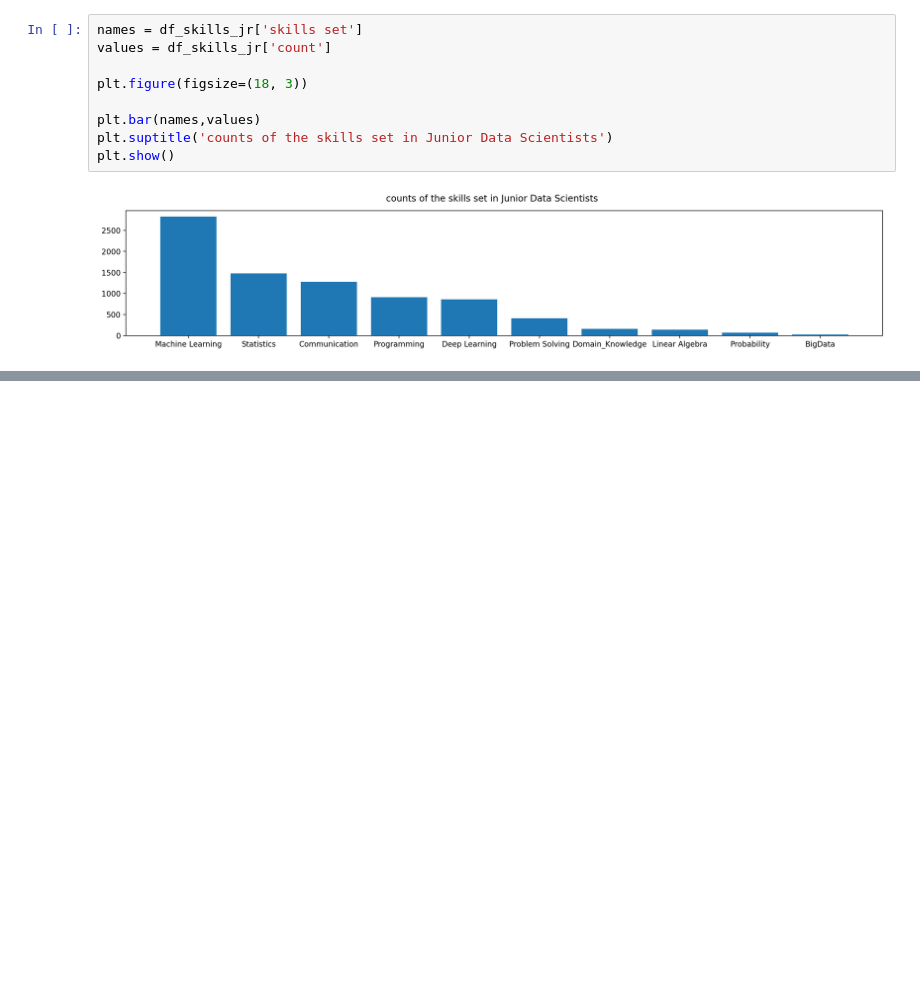
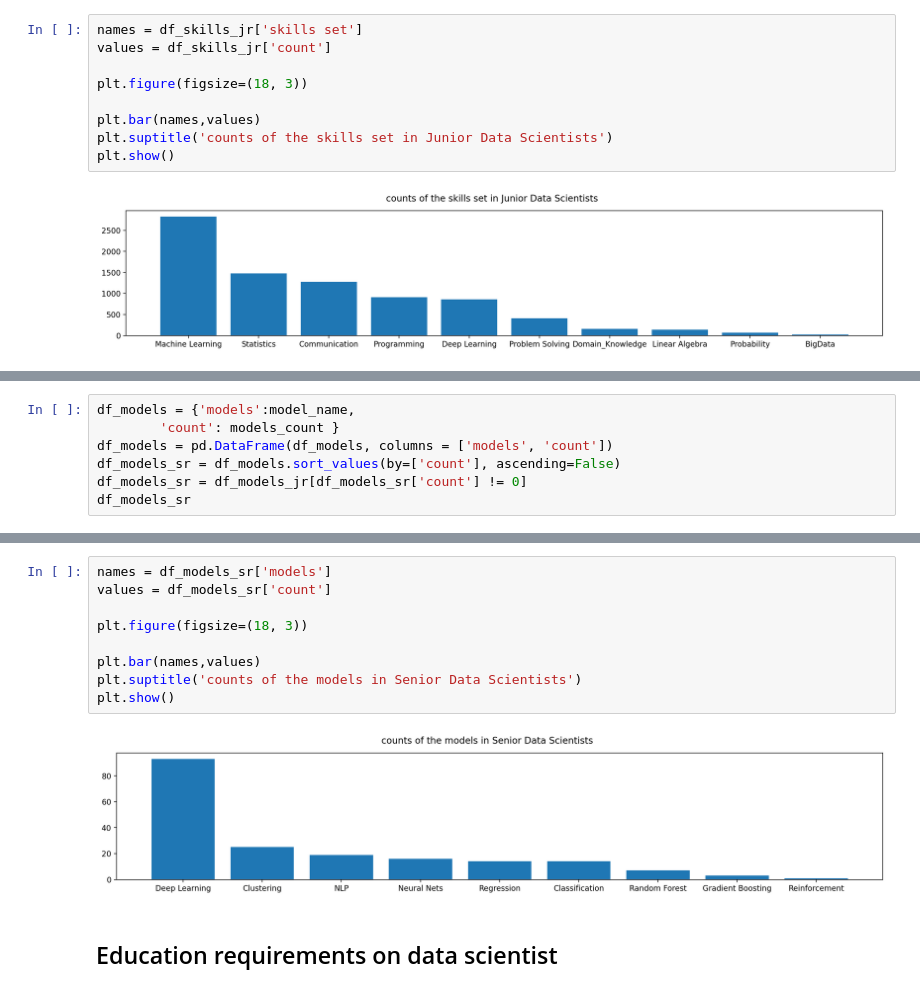
Before and after one commit to ericyang94/DS-Job-Analysis, a Jupyter notebook: Data_Analysis/Indeed_NLP_Analysis.ipynb, the cells around one changed output, grey strips where cells are left out. Drawn from its saved outputs; the diff is of its cells as text; blank space fills up the shorter version.

```diff
--- a/Data_Analysis/Indeed_NLP_Analysis.ipynb
+++ b/Data_Analysis/Indeed_NLP_Analysis.ipynb
@@ -626,0 +807,7 @@ plt.show()
+# %%
+df_models = {'models':model_name,
+        'count': models_count }
+df_models = pd.DataFrame(df_models, columns = ['models', 'count'])
+df_models_sr = df_models.sort_values(by=['count'], ascending=False)
+df_models_sr = df_models_jr[df_models_sr['count'] != 0]
+df_models_sr
@@ -626,0 +825,13 @@ plt.show()
+# %%
+names = df_models_sr['models']
+values = df_models_sr['count']
+
+plt.figure(figsize=(18, 3))
+
+plt.bar(names,values)
+plt.suptitle('counts of the models in Senior Data Scientists')
+plt.show()
+# %% [output]
+[figure, added]
+# %% [markdown]
+## Education requirements on data scientist
```
Also changed, not shown: parts of 18 cells of this notebook, 1 other file.
